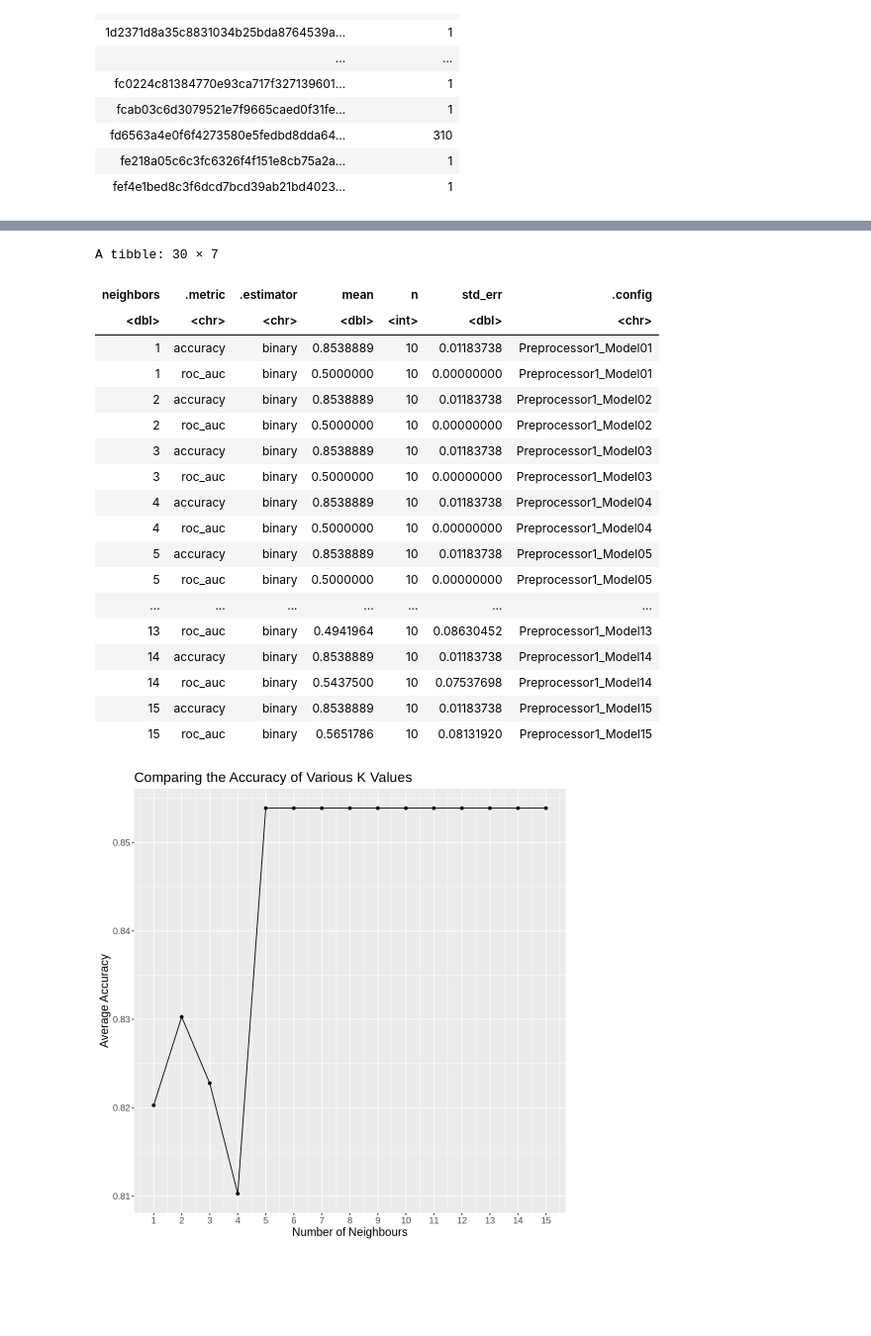
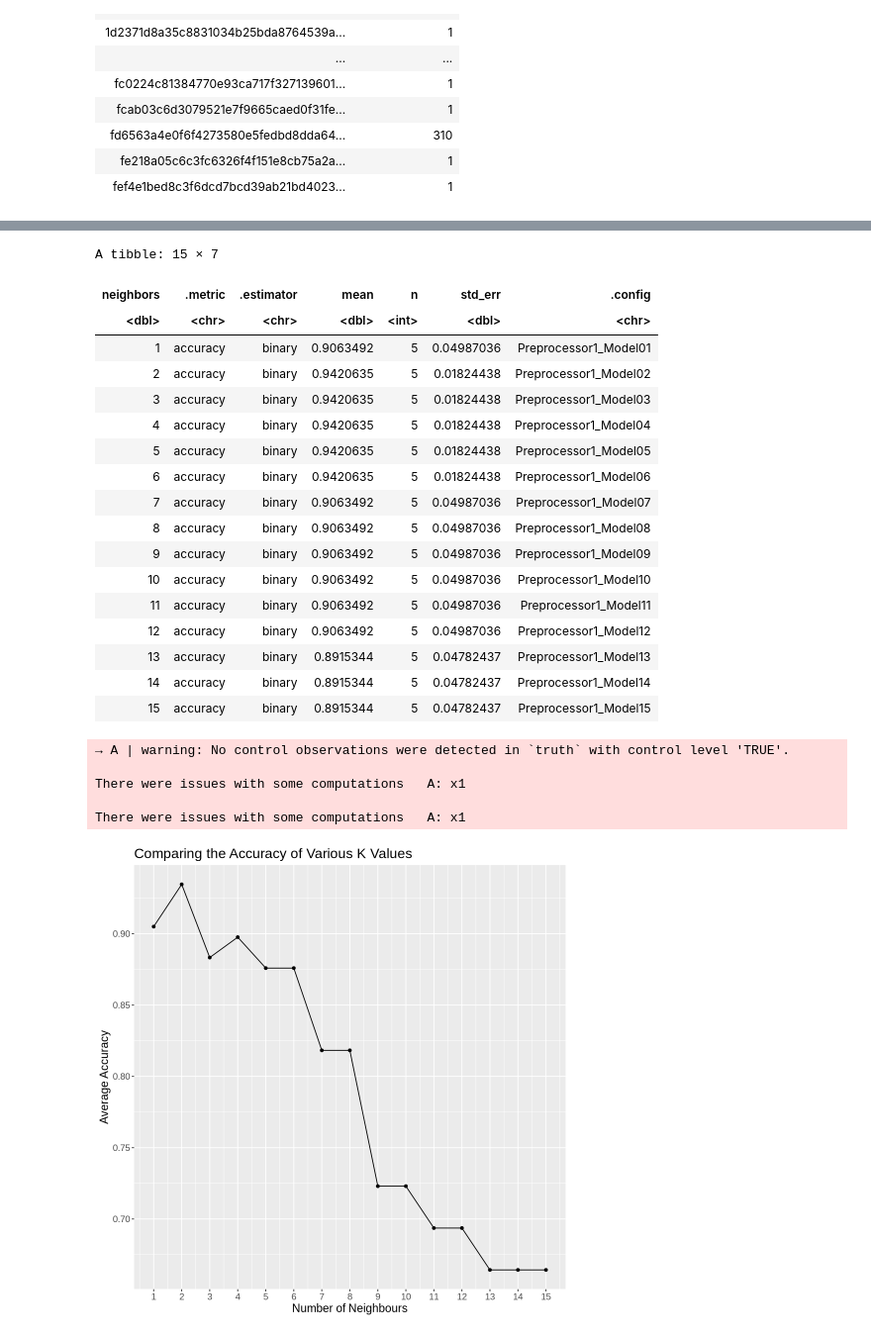
Before and after one commit to odada06/dsci100_group_project, a Jupyter notebook: DSCI100_group_project.ipynb, the cells around one changed output, grey strips where cells are left out. Shown at 99% size. Saved outputs shown, nothing was run; the diff lists cells and outputs as text; code cells hidden in the pictures; blank space fills up the shorter version.

```diff
--- a/DSCI100_group_project.ipynb
+++ b/DSCI100_group_project.ipynb
@@ -178,7 +179,7 @@ A tibble: 125 × 2
 | fe218a05c6c3fc6326f4f151e8cb75a2a... | 1 |
 | fef4e1bed8c3f6dcd7bcd39ab21bd4023... | 1 |
 # %%
-plaicraft <- left_join(sessions, players, by = "hashedEmail") |>
+plaicraft <- players |>
         filter(experience != "NA") |>
         mutate(much_time_ = as_factor(much_time)) |>
         select(-much_time)
@@ -269,11 +270,12 @@ plaicraft_train <- training(plaicraft_split)
 
 plaicraft_test <- testing(plaicraft_split)
 
-recipe <- recipe(much_time_ ~ experience, data = plaicraft_train)
+recipe <- recipe(much_time_ ~ experience, data = plaicraft_train) |>
+        step_upsample(much_time_, over_ratio = 1, skip = TRUE)
 
 test_ks <- tibble(neighbors = seq(from = 1, to = 15, by = 1))
 
-vfold <- vfold_cv(plaicraft_train, v = 10, strata = much_time_)
+vfold <- vfold_cv(plaicraft_train, v = 5, strata = much_time_)
 
 spec_1 <- nearest_neighbor(weight_func = "rectangular", neighbors = tune()) |>
         set_engine("kknn") |>
@@ -283,7 +285,7 @@ workflow_1 <- workflow() |>
         add_recipe(recipe) |>
         add_model(spec_1) |>
         tune_grid(resamples = vfold, grid = test_ks) |>
-        collect_metrics() |>
+        collect_metrics(truth = much_time_, control = "FALSE") |>
         filter(.metric == "accuracy")
 
 options(repr.plot.width = 8, repr.plot.height = 8)
@@ -300,50 +307,55 @@ k_plot_1
 # %%
 workflow_1
 # %% [output]
-A tibble: 30 × 7
+A tibble: 15 × 7
 | neighbors | .metric | .estimator | mean | n | std_err | .config |
 | <dbl> | <chr> | <chr> | <dbl> | <int> | <dbl> | <chr> |
-| 1 | accuracy | binary | 0.8538889 | 10 | 0.01183738 | Preprocessor1_Model01 |
-| 1 | roc_auc | binary | 0.5000000 | 10 | 0.00000000 | Preprocessor1_Model01 |
-| 2 | accuracy | binary | 0.8538889 | 10 | 0.01183738 | Preprocessor1_Model02 |
-| 2 | roc_auc | binary | 0.5000000 | 10 | 0.00000000 | Preprocessor1_Model02 |
-| 3 | accuracy | binary | 0.8538889 | 10 | 0.01183738 | Preprocessor1_Model03 |
-| 3 | roc_auc | binary | 0.5000000 | 10 | 0.00000000 | Preprocessor1_Model03 |
-| 4 | accuracy | binary | 0.8538889 | 10 | 0.01183738 | Preprocessor1_Model04 |
-| 4 | roc_auc | binary | 0.5000000 | 10 | 0.00000000 | Preprocessor1_Model04 |
-| 5 | accuracy | binary | 0.8538889 | 10 | 0.01183738 | Preprocessor1_Model05 |
-| 5 | roc_auc | binary | 0.5000000 | 10 | 0.00000000 | Preprocessor1_Model05 |
-| ... | ... | ... | ... | ... | ... | ... |
-| 13 | roc_auc | binary | 0.4941964 | 10 | 0.08630452 | Preprocessor1_Model13 |
-| 14 | accuracy | binary | 0.8538889 | 10 | 0.01183738 | Preprocessor1_Model14 |
-| 14 | roc_auc | binary | 0.5437500 | 10 | 0.07537698 | Preprocessor1_Model14 |
-| 15 | accuracy | binary | 0.8538889 | 10 | 0.01183738 | Preprocessor1_Model15 |
-| 15 | roc_auc | binary | 0.5651786 | 10 | 0.08131920 | Preprocessor1_Model15 |
+| 1 | accuracy | binary | 0.9063492 | 5 | 0.04987036 | Preprocessor1_Model01 |
+| 2 | accuracy | binary | 0.9420635 | 5 | 0.01824438 | Preprocessor1_Model02 |
+| 3 | accuracy | binary | 0.9420635 | 5 | 0.01824438 | Preprocessor1_Model03 |
+| 4 | accuracy | binary | 0.9420635 | 5 | 0.01824438 | Preprocessor1_Model04 |
+| 5 | accuracy | binary | 0.9420635 | 5 | 0.01824438 | Preprocessor1_Model05 |
+| 6 | accuracy | binary | 0.9420635 | 5 | 0.01824438 | Preprocessor1_Model06 |
+| 7 | accuracy | binary | 0.9063492 | 5 | 0.04987036 | Preprocessor1_Model07 |
+| 8 | accuracy | binary | 0.9063492 | 5 | 0.04987036 | Preprocessor1_Model08 |
+| 9 | accuracy | binary | 0.9063492 | 5 | 0.04987036 | Preprocessor1_Model09 |
+| 10 | accuracy | binary | 0.9063492 | 5 | 0.04987036 | Preprocessor1_Model10 |
+| 11 | accuracy | binary | 0.9063492 | 5 | 0.04987036 | Preprocessor1_Model11 |
+| 12 | accuracy | binary | 0.9063492 | 5 | 0.04987036 | Preprocessor1_Model12 |
+| 13 | accuracy | binary | 0.8915344 | 5 | 0.04782437 | Preprocessor1_Model13 |
+| 14 | accuracy | binary | 0.8915344 | 5 | 0.04782437 | Preprocessor1_Model14 |
+| 15 | accuracy | binary | 0.8915344 | 5 | 0.04782437 | Preprocessor1_Model15 |
 # %%
 set.seed(1)
 
-recipe_time <- recipe(much_time_ ~ age + experience, data = plaicraft_train) |>
+recipe_age <- recipe(much_time_ ~ age + experience, data = plaicraft_train) |>
+         step_upsample(much_time_, over_ratio = 1, skip = TRUE) |>
          step_scale(age) |>
          step_center(age)
 
 workflow_2 <- workflow() |>
-        add_recipe(recipe_time) |>
+        add_recipe(recipe_age) |>
         add_model(spec_1) |>
         tune_grid(resamples = vfold, grid = test_ks) |>
         collect_metrics() |>
         filter(.metric == "accuracy")
 
 options(repr.plot.width = 8, repr.plot.height = 8)
-k_plot_2 <- ggplot(workflow_3, aes(x = neighbors, y = mean)) +
+k_plot_2 <- ggplot(workflow_2, aes(x = neighbors, y = mean)) +
         geom_point() +
         geom_line() +
         labs(x = "Number of Neighbours", y = "Average Accuracy",
              title = "Comparing the Accuracy of Various K Values") +
         scale_x_continuous(breaks = seq(1,15, by = 1)) +
         theme(text = element_text(size = 14))
 k_plot_2
 # %% [output]
+→ A | warning: No control observations were detected in `truth` with control level 'TRUE'.
+
+There were issues with some computations   A: x1
+
+There were issues with some computations   A: x1
-[figure, old version]
+[figure, new version]
 # %%
 workflow_2
 # %% [output]
```
Also changed, not shown: parts of 10 cells of this notebook.
